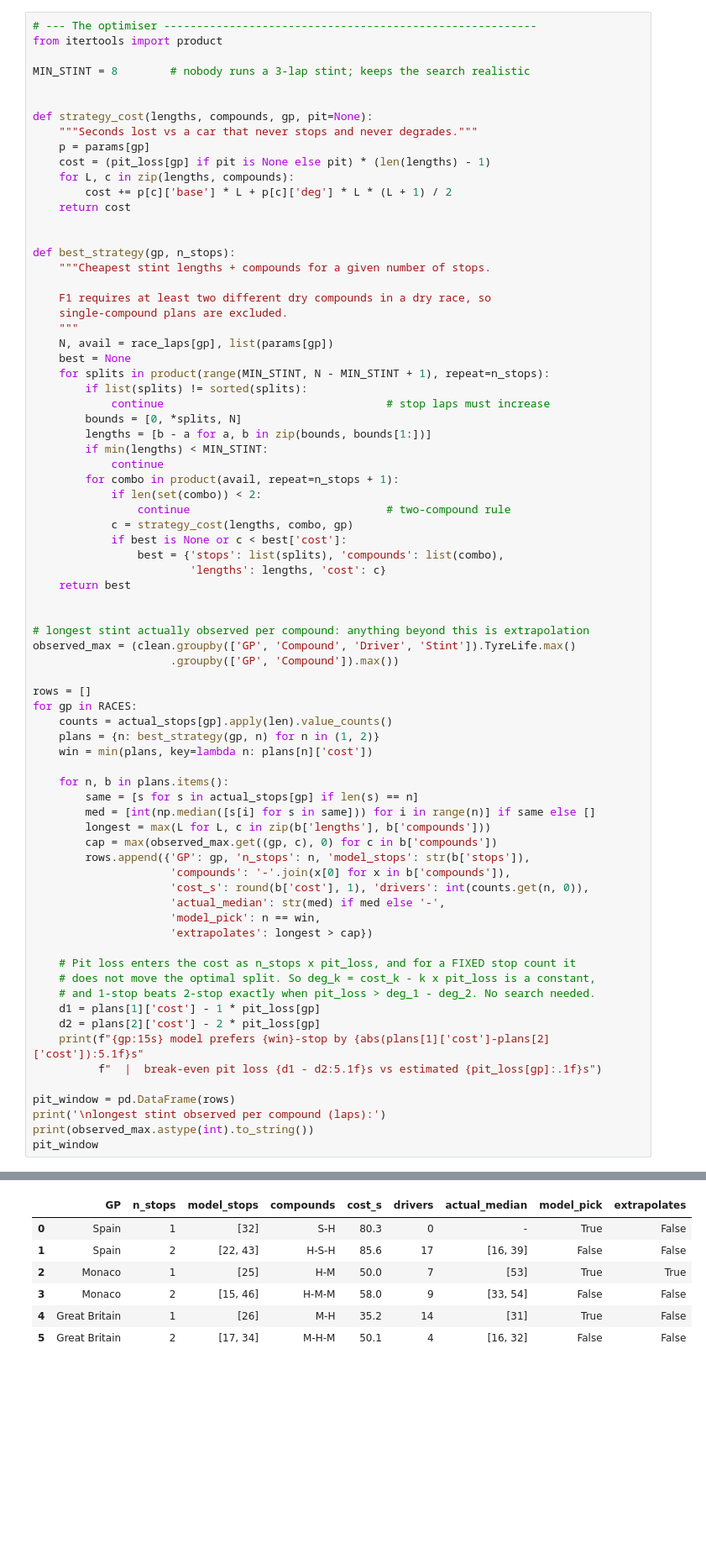
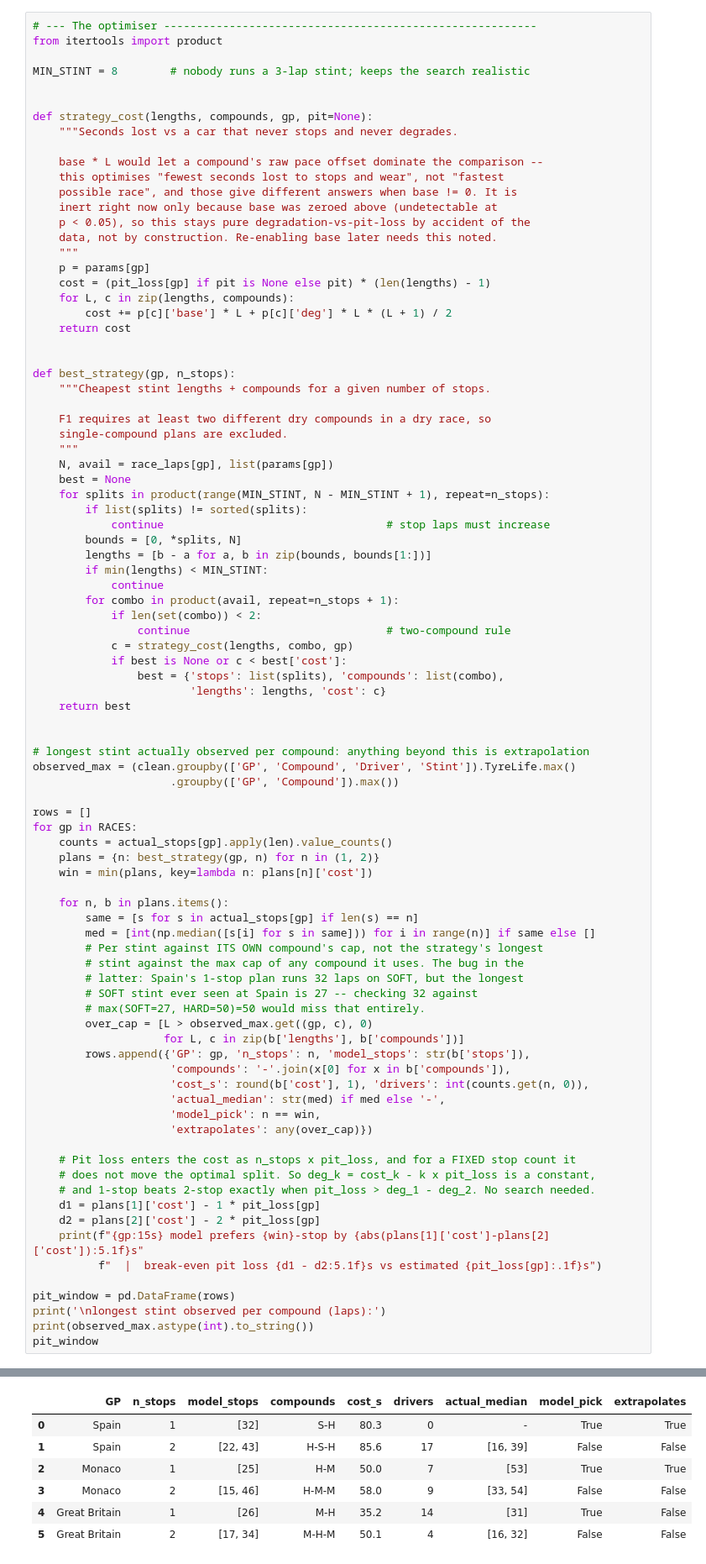
Before and after one commit to HegdeShreyas14/f1-tyre-strat, a Jupyter notebook: notebooks/analysis.ipynb, the cells around one changed output, grey strips where cells are left out. Shown at 84% size. Cells and saved outputs as stored; diff of their text form; blank space fills up the shorter version.

```diff
--- a/notebooks/analysis.ipynb
+++ b/notebooks/analysis.ipynb
@@ -509,7 +509,15 @@ MIN_STINT = 8        # nobody runs a 3-lap stint; keeps the search realistic
 
 
 def strategy_cost(lengths, compounds, gp, pit=None):
-    """Seconds lost vs a car that never stops and never degrades."""
+    """Seconds lost vs a car that never stops and never degrades.
+
+    base * L would let a compound's raw pace offset dominate the comparison --
+    this optimises "fewest seconds lost to stops and wear", not "fastest
+    possible race", and those give different answers when base != 0. It is
+    inert right now only because base was zeroed above (undetectable at
+    p < 0.05), so this stays pure degradation-vs-pit-loss by accident of the
+    data, not by construction. Re-enabling base later needs this noted.
+    """
     p = params[gp]
     cost = (pit_loss[gp] if pit is None else pit) * (len(lengths) - 1)
     for L, c in zip(lengths, compounds):
@@ -555,45 +563,50 @@ for gp in RACES:
     for n, b in plans.items():
         same = [s for s in actual_stops[gp] if len(s) == n]
         med = [int(np.median([s[i] for s in same])) for i in range(n)] if same else []
-        longest = max(L for L, c in zip(b['lengths'], b['compounds']))
-        cap = max(observed_max.get((gp, c), 0) for c in b['compounds'])
+        # Per stint against ITS OWN compound's cap, not the strategy's longest
+        # stint against the max cap of any compound it uses. The bug in the
+        # latter: Spain's 1-stop plan runs 32 laps on SOFT, but the longest
+        # SOFT stint ever seen at Spain is 27 -- checking 32 against
+        # max(SOFT=27, HARD=50)=50 would miss that entirely.
+        over_cap = [L > observed_max.get((gp, c), 0)
+                    for L, c in zip(b['lengths'], b['compounds'])]
         rows.append({'GP': gp, 'n_stops': n, 'model_stops': str(b['stops']),
                      'compounds': '-'.join(x[0] for x in b['compounds']),
                      'cost_s': round(b['cost'], 1), 'drivers': int(counts.get(n, 0)),
                      'actual_median': str(med) if med else '-',
                      'model_pick': n == win,
-                     'extrapolates': longest > cap})
+                     'extrapolates': any(over_cap)})
 
     # Pit loss enters the cost as n_stops x pit_loss, and for a FIXED stop count it
     # does not move the optimal split. So deg_k = cost_k - k x pit_loss is a constant,
     # and 1-stop beats 2-stop exactly when pit_loss > deg_1 - deg_2. No search needed.
     d1 = plans[1]['cost'] - 1 * pit_loss[gp]
     d2 = plans[2]['cost'] - 2 * pit_loss[gp]
     print(f"{gp:15s} model prefers {win}-stop by {abs(plans[1]['cost']-plans[2]['cost']):5.1f}s"
           f"  |  break-even pit loss {d1 - d2:5.1f}s vs estimated {pit_loss[gp]:.1f}s")
 
 pit_window = pd.DataFrame(rows)
 print('\nlongest stint observed per compound (laps):')
 print(observed_max.astype(int).to_string())
 pit_window
 # %% [output]
 Spain           model prefers 1-stop by   5.3s  |  break-even pit loss  18.6s vs estimated 23.8s
 Monaco          model prefers 1-stop by   8.1s  |  break-even pit loss  11.9s vs estimated 20.0s
 Great Britain   model prefers 1-stop by  14.9s  |  break-even pit loss   5.0s vs estimated 19.8s
 
 longest stint observed per compound (laps):
 GP             Compound
 Great Britain  HARD        31
                MEDIUM      32
                SOFT        30
 Monaco         HARD        51
                MEDIUM      50
                SOFT        27
 Spain          HARD        50
                MEDIUM      32
                SOFT        27
 |  | GP | n_stops | model_stops | compounds | cost_s | drivers | actual_median | model_pick | extrapolates |
-| 0 | Spain | 1 | [32] | S-H | 80.3 | 0 | - | True | False |
+| 0 | Spain | 1 | [32] | S-H | 80.3 | 0 | - | True | True |
 | 1 | Spain | 2 | [22, 43] | H-S-H | 85.6 | 17 | [16, 39] | False | False |
 | 2 | Monaco | 1 | [25] | H-M | 50.0 | 7 | [53] | True | True |
 | 3 | Monaco | 2 | [15, 46] | H-M-M | 58.0 | 9 | [33, 54] | False | False |
```
Also changed, not shown: 2 other files.
